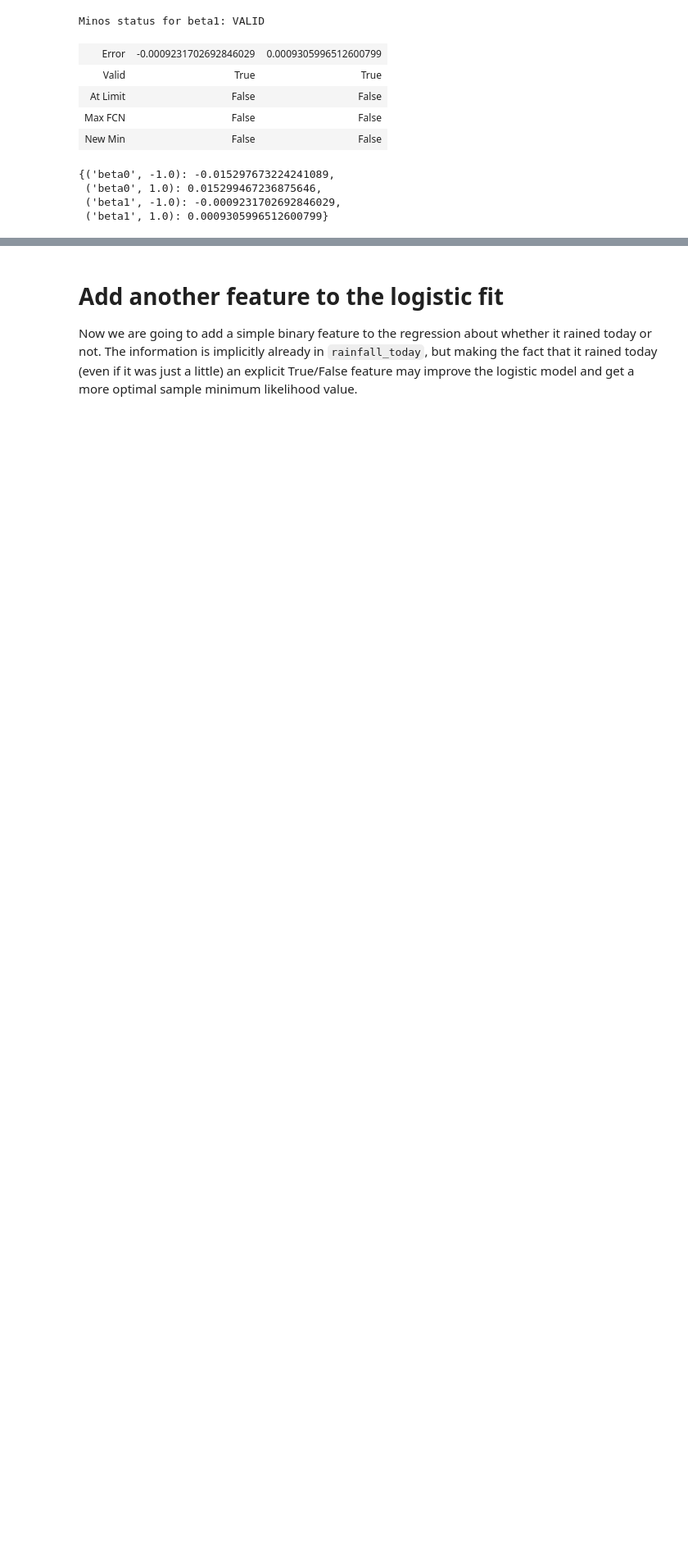
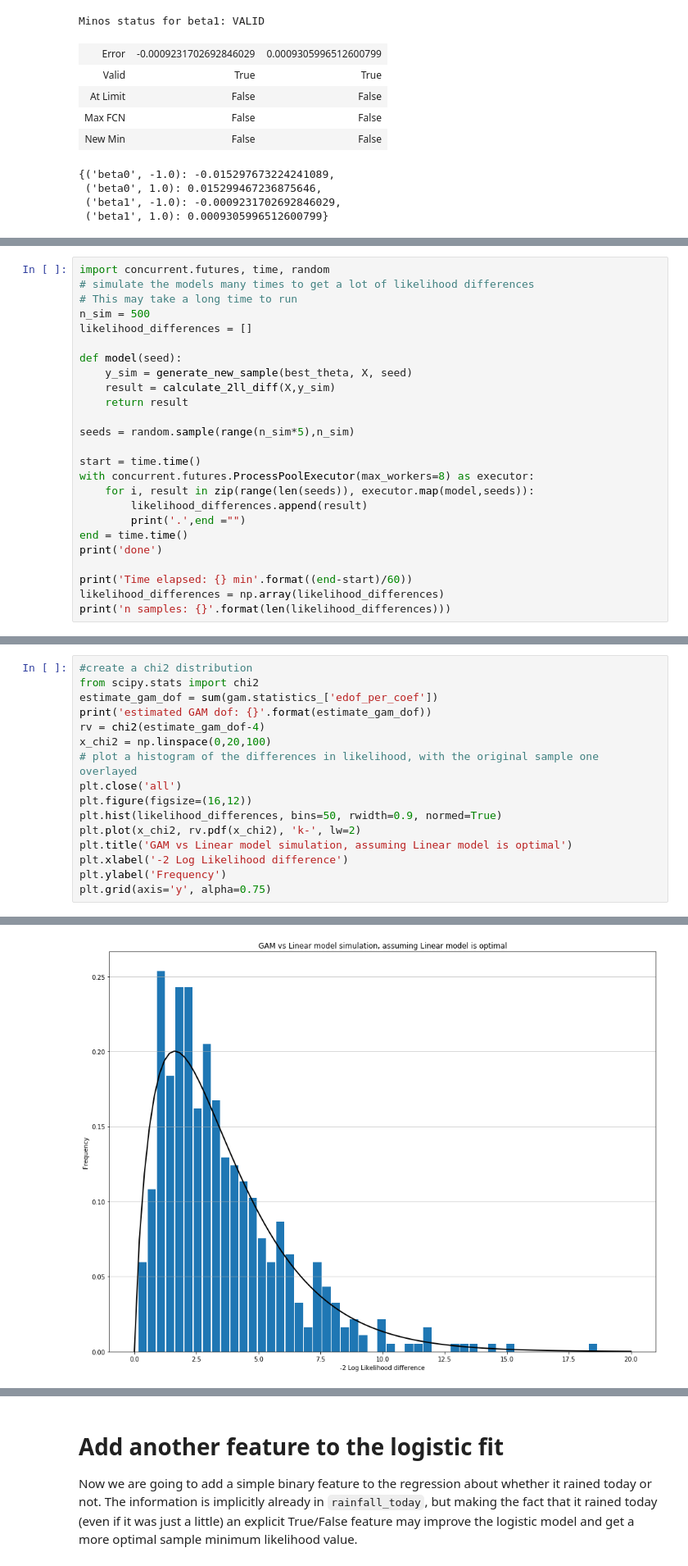
Before and after one commit to bhaney/snoq_rainfall, a Jupyter notebook: Logistic_regression_rainfall_prediction.ipynb, the cells around one changed output, grey strips where cells are left out. Shown at 82% size. Cells and saved outputs as stored; diff of their text form; blank space fills up the shorter version.

```diff
--- a/Logistic_regression_rainfall_prediction.ipynb
+++ b/Logistic_regression_rainfall_prediction.ipynb
@@ -358,0 +410,25 @@ plt.grid(axis='y', alpha=0.75)
+# %%
+import concurrent.futures, time, random
+# simulate the models many times to get a lot of likelihood differences
+# This may take a long time to run
+n_sim = 500
+likelihood_differences = []
+
+def model(seed):
+    y_sim = generate_new_sample(best_theta, X, seed)
+    result = calculate_2ll_diff(X,y_sim)
+    return result
+
+seeds = random.sample(range(n_sim*5),n_sim)
+
+start = time.time()
+with concurrent.futures.ProcessPoolExecutor(max_workers=8) as executor:
+    for i, result in zip(range(len(seeds)), executor.map(model,seeds)):
+        likelihood_differences.append(result)
+        print('.',end ="")
+end = time.time()
+print('done')
+
+print('Time elapsed: {} min'.format((end-start)/60))
+likelihood_differences = np.array(likelihood_differences)
+print('n samples: {}'.format(len(likelihood_differences)))
@@ -358,0 +439,17 @@ plt.grid(axis='y', alpha=0.75)
+# %%
+#create a chi2 distribution
+from scipy.stats import chi2
+estimate_gam_dof = sum(gam.statistics_['edof_per_coef'])
+print('estimated GAM dof: {}'.format(estimate_gam_dof))
+rv = chi2(estimate_gam_dof-4)
+x_chi2 = np.linspace(0,20,100)
+# plot a histogram of the differences in likelihood, with the original sample one overlayed
+plt.close('all')
+plt.figure(figsize=(16,12))
+plt.hist(likelihood_differences, bins=50, rwidth=0.9, normed=True)
+plt.plot(x_chi2, rv.pdf(x_chi2), 'k-', lw=2)
+plt.title('GAM vs Linear model simulation, assuming Linear model is optimal')
+plt.xlabel('-2 Log Likelihood difference')
+plt.ylabel('Frequency')
+plt.grid(axis='y', alpha=0.75)
+# %% [output]
@@ -358,0 +457 @@ plt.grid(axis='y', alpha=0.75)
+[figure, added]
```
Also changed, not shown: parts of 22 cells of this notebook.
